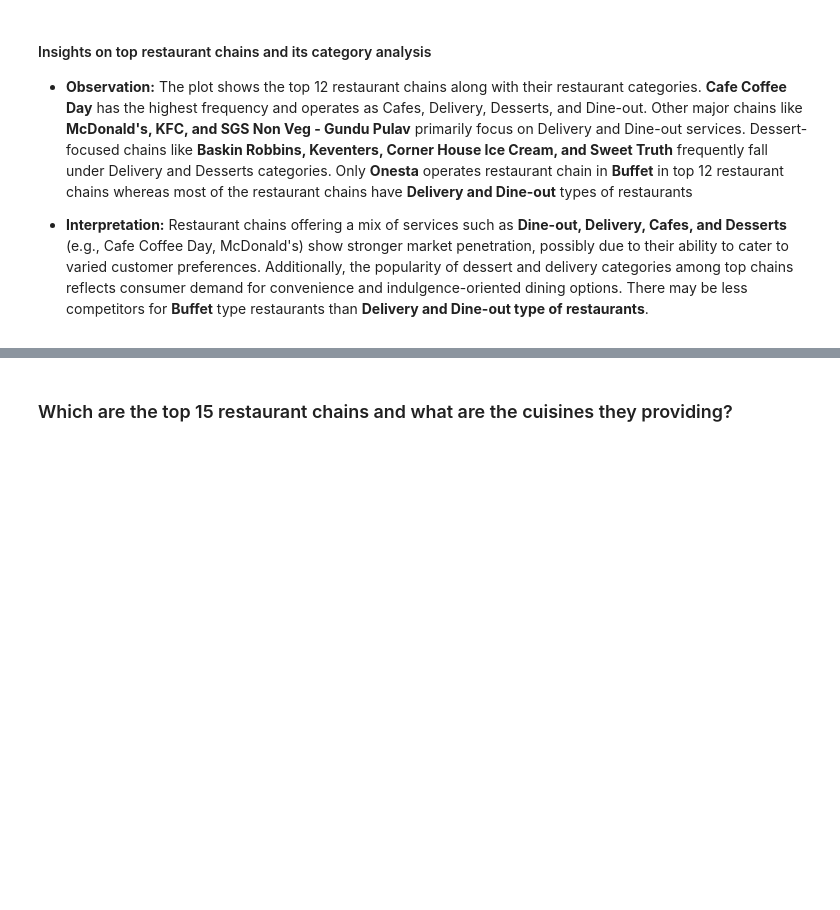
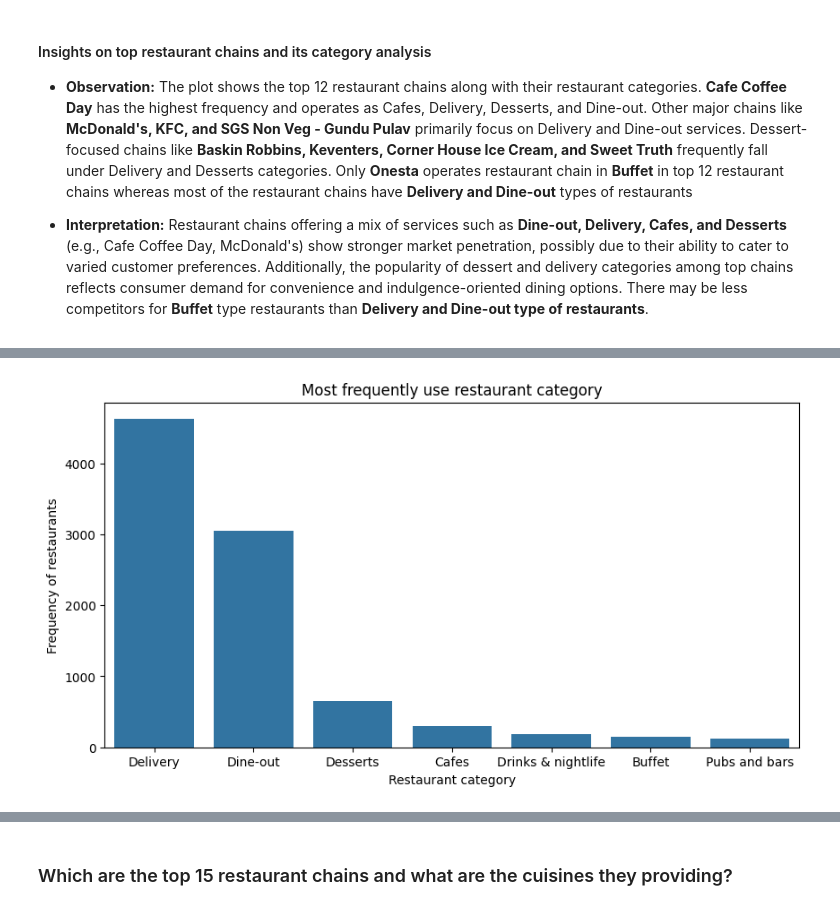
Before and after one commit to Bhuvi128/Bengaluru-Restaurant-Trends-Analysis, a Jupyter notebook: Bengaluru Restaurant Trends Analysis.ipynb, the cells around one changed output, grey strips where cells are left out. Drawn from its saved outputs; the diff is of its cells as text; code cells hidden in the pictures; blank space fills up the shorter version.

```diff
--- a/Bengaluru Restaurant Trends Analysis.ipynb
+++ b/Bengaluru Restaurant Trends Analysis.ipynb
@@ -137,0 +140,10 @@ plt.show()
+# %%
+query = """
+select li.listed_rest_type, count(distinct re.restaurant_id) rest_counts
+from restaurant re left join listing_type li
+on re.listing_id = li.listing_id
+group by li.listed_rest_type
+order by rest_counts desc;
+"""
+top_rest_cat_restchains = pd.read_sql(query, conn)
+top_rest_cat_restchains
@@ -137,0 +159,3 @@ plt.show()
+# %%
+top_rest_cat_restchains['listed_rest_type'] = top_rest_cat_restchains['listed_rest_type'].str.replace('\r','')
+top_rest_cat_restchains
@@ -137,0 +171,10 @@ plt.show()
+# %%
+# Plot the top most restaurant category
+plt.figure(figsize=(10,5))
+sns.barplot(data = top_rest_cat_restchains, x = 'listed_rest_type', y = 'rest_counts')
+plt.title("Most frequently use restaurant category")
+plt.xlabel("Restaurant category")
+plt.ylabel("Frequency of restaurants")
+plt.show()
+# %% [output]
+[figure, added]
```
Also changed, not shown: parts of 35 cells of this notebook, 1 other file.
